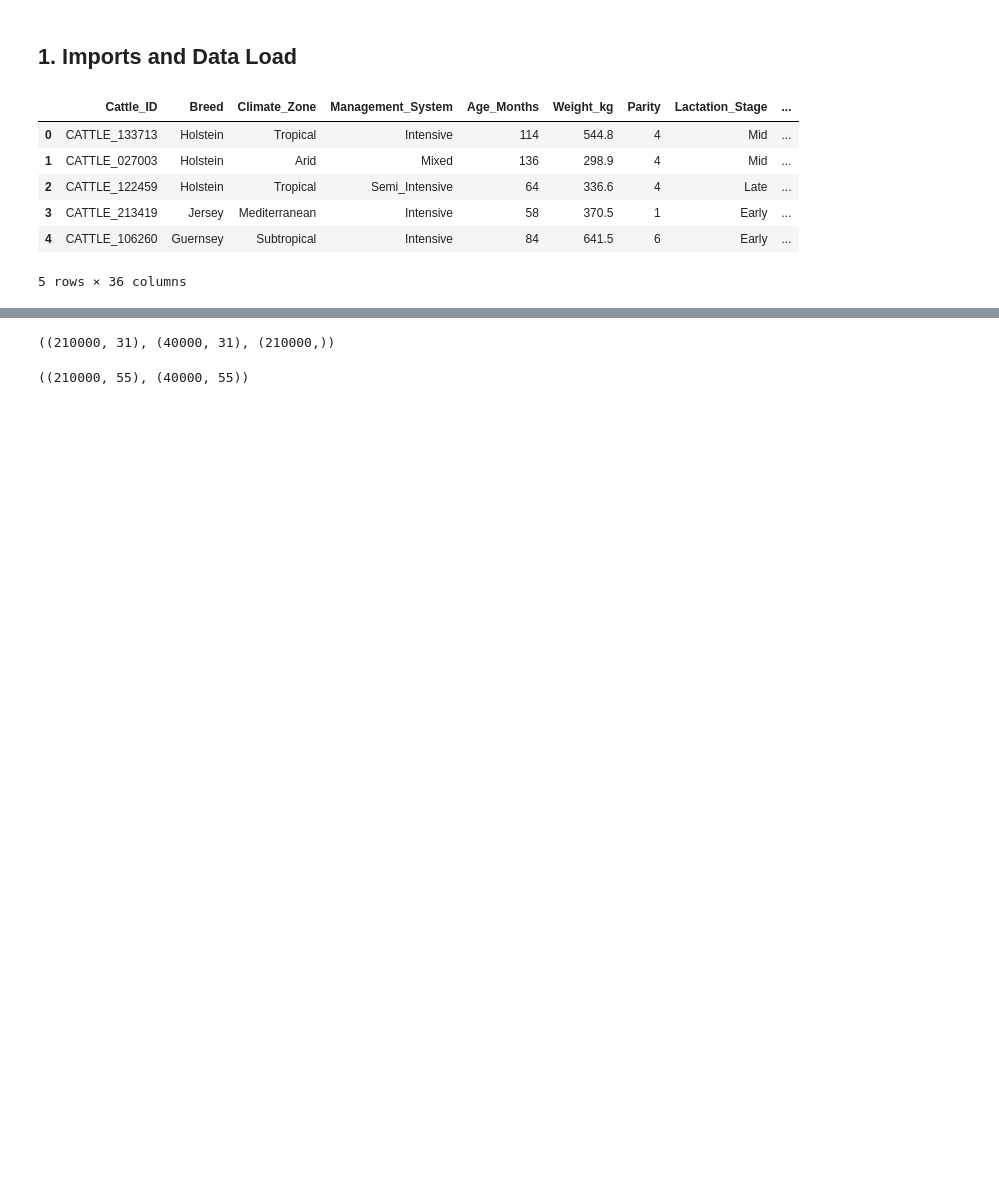
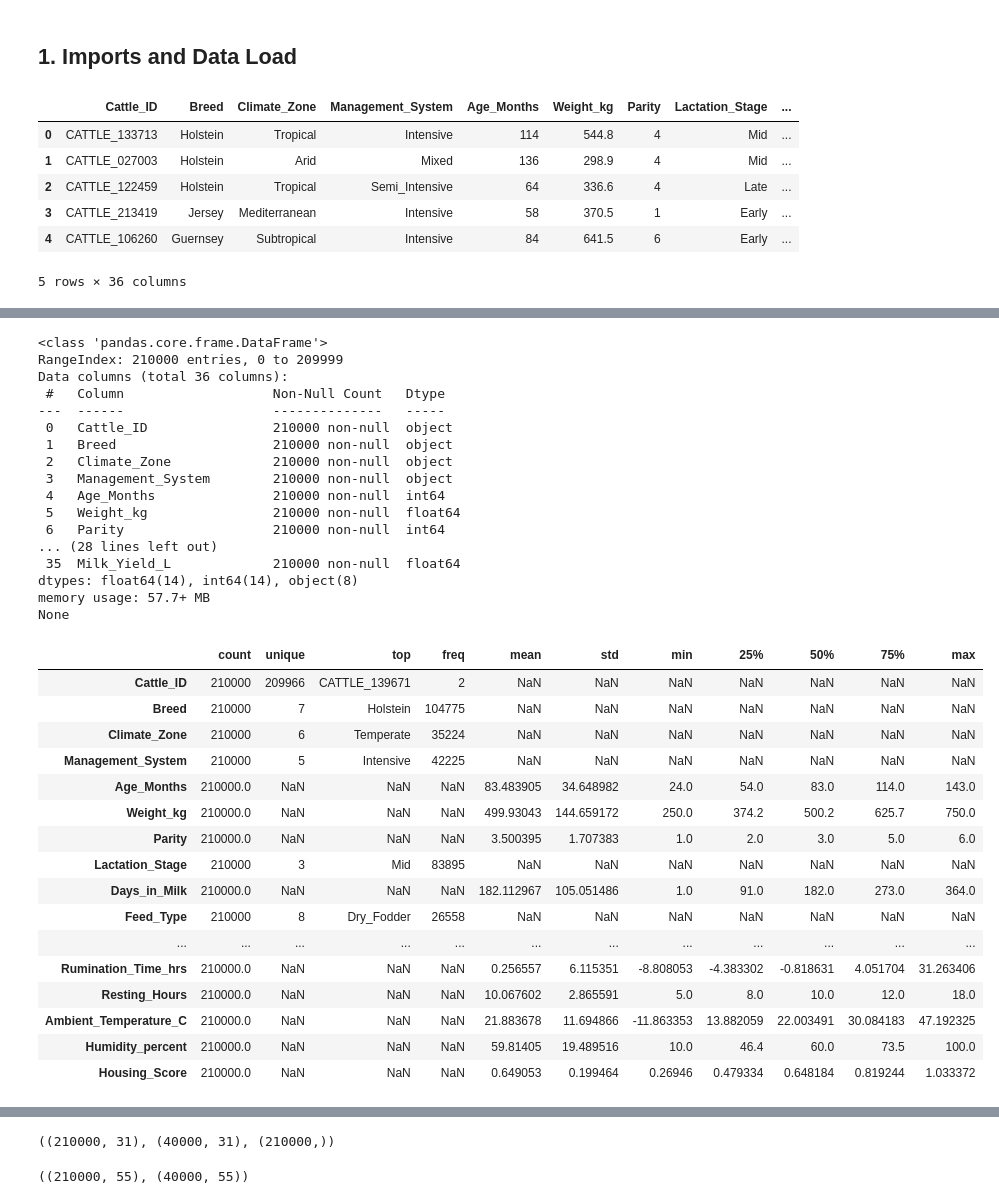
Before and after one commit to FelBenitez/dairy-cow-milk-yield-prediction, a Jupyter notebook: milk_prediction.ipynb, the cells around one changed output, grey strips where cells are left out. Cells and saved outputs as stored; diff of their text form; code cells hidden in the pictures; blank space fills up the shorter version.

```diff
--- a/milk_prediction.ipynb
+++ b/milk_prediction.ipynb
@@ -39,0 +134,39 @@ train.head()
+# %%
+# 3.1 Quick overview of the cleaned data
+print(train.info())
+train.describe(include="all").T.head(20)
+# %% [output]
+<class 'pandas.core.frame.DataFrame'>
+RangeIndex: 210000 entries, 0 to 209999
+Data columns (total 36 columns):
+ #   Column                   Non-Null Count   Dtype
+---  ------                   --------------   -----
+ 0   Cattle_ID                210000 non-null  object
+ 1   Breed                    210000 non-null  object
+ 2   Climate_Zone             210000 non-null  object
+ 3   Management_System        210000 non-null  object
+ 4   Age_Months               210000 non-null  int64
+ 5   Weight_kg                210000 non-null  float64
+ 6   Parity                   210000 non-null  int64
+... (28 lines left out)
+ 35  Milk_Yield_L             210000 non-null  float64
+dtypes: float64(14), int64(14), object(8)
+memory usage: 57.7+ MB
+None
+|  | count | unique | top | freq | mean | std | min | 25% | 50% | 75% | max |
+| Cattle_ID | 210000 | 209966 | CATTLE_139671 | 2 | NaN | NaN | NaN | NaN | NaN | NaN | NaN |
+| Breed | 210000 | 7 | Holstein | 104775 | NaN | NaN | NaN | NaN | NaN | NaN | NaN |
+| Climate_Zone | 210000 | 6 | Temperate | 35224 | NaN | NaN | NaN | NaN | NaN | NaN | NaN |
+| Management_System | 210000 | 5 | Intensive | 42225 | NaN | NaN | NaN | NaN | NaN | NaN | NaN |
+| Age_Months | 210000.0 | NaN | NaN | NaN | 83.483905 | 34.648982 | 24.0 | 54.0 | 83.0 | 114.0 | 143.0 |
+| Weight_kg | 210000.0 | NaN | NaN | NaN | 499.93043 | 144.659172 | 250.0 | 374.2 | 500.2 | 625.7 | 750.0 |
+| Parity | 210000.0 | NaN | NaN | NaN | 3.500395 | 1.707383 | 1.0 | 2.0 | 3.0 | 5.0 | 6.0 |
+| Lactation_Stage | 210000 | 3 | Mid | 83895 | NaN | NaN | NaN | NaN | NaN | NaN | NaN |
+| Days_in_Milk | 210000.0 | NaN | NaN | NaN | 182.112967 | 105.051486 | 1.0 | 91.0 | 182.0 | 273.0 | 364.0 |
+| Feed_Type | 210000 | 8 | Dry_Fodder | 26558 | NaN | NaN | NaN | NaN | NaN | NaN | NaN |
+| ... | ... | ... | ... | ... | ... | ... | ... | ... | ... | ... | ... |
+| Rumination_Time_hrs | 210000.0 | NaN | NaN | NaN | 0.256557 | 6.115351 | -8.808053 | -4.383302 | -0.818631 | 4.051704 | 31.263406 |
+| Resting_Hours | 210000.0 | NaN | NaN | NaN | 10.067602 | 2.865591 | 5.0 | 8.0 | 10.0 | 12.0 | 18.0 |
+| Ambient_Temperature_C | 210000.0 | NaN | NaN | NaN | 21.883678 | 11.694866 | -11.863353 | 13.882059 | 22.003491 | 30.084183 | 47.192325 |
+| Humidity_percent | 210000.0 | NaN | NaN | NaN | 59.81405 | 19.489516 | 10.0 | 46.4 | 60.0 | 73.5 | 100.0 |
+| Housing_Score | 210000.0 | NaN | NaN | NaN | 0.649053 | 0.199464 | 0.26946 | 0.479334 | 0.648184 | 0.819244 | 1.033372 |
```
Also changed, not shown: parts of 21 cells of this notebook, 1 other file.
